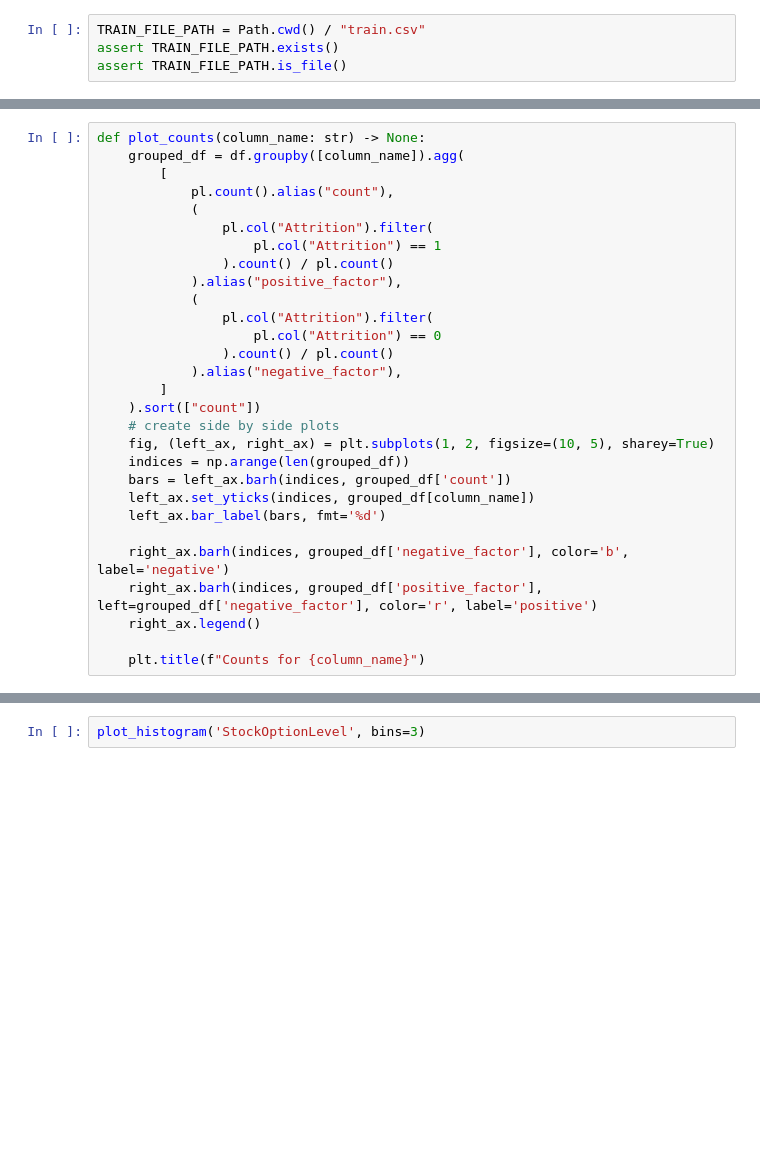
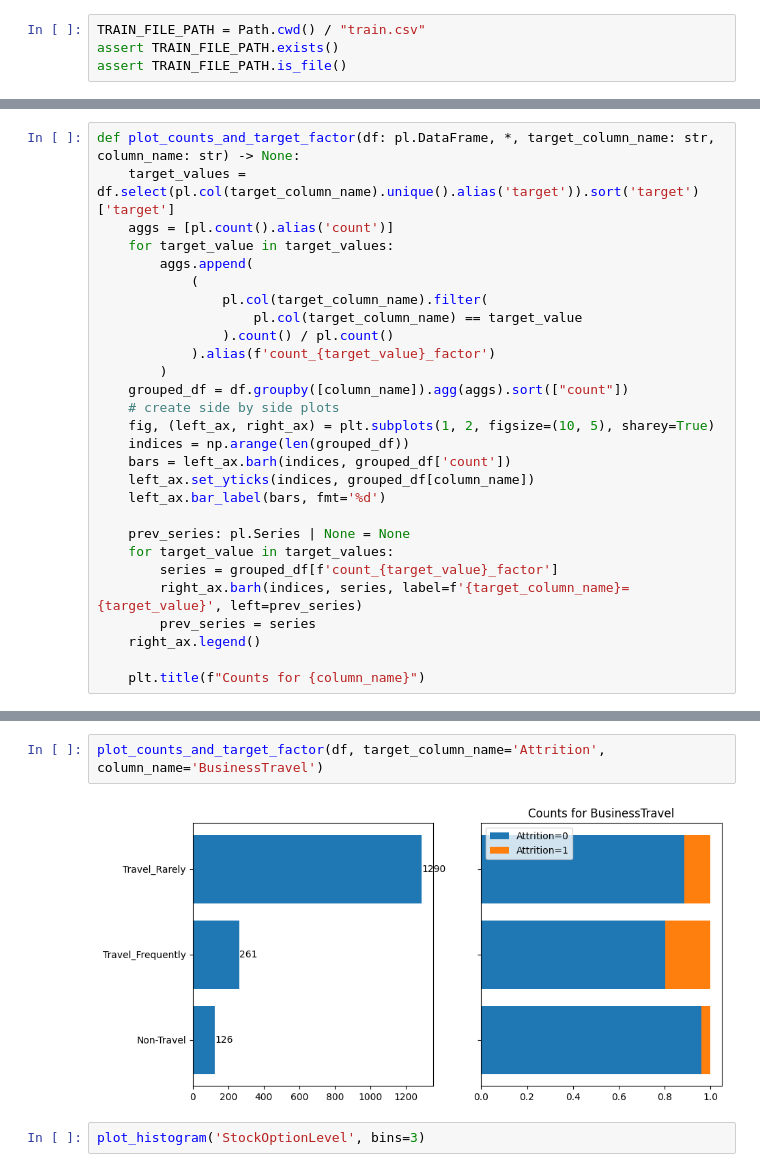
Before and after one commit to kurazu/kaggle-playground, a Jupyter notebook: s03e03/EDA.ipynb, the cells around one changed output, grey strips where cells are left out. Saved outputs shown, nothing was run; the diff lists cells and outputs as text; blank space fills up the shorter version.

```diff
--- a/s03e03/EDA.ipynb
+++ b/s03e03/EDA.ipynb
@@ -40,22 +40,18 @@ shape: (1, 35)
 | u32 | u32 | u32 | u32 | u32 | u32 | u32 | u32 | ... |
 | 0 | 0 | 0 | 0 | 0 | 0 | 0 | 0 | ... |
 # %%
-def plot_counts(column_name: str) -> None:
-    grouped_df = df.groupby([column_name]).agg(
-        [
-            pl.count().alias("count"),
+def plot_counts_and_target_factor(df: pl.DataFrame, *, target_column_name: str, column_name: str) -> None:
+    target_values = df.select(pl.col(target_column_name).unique().alias('target')).sort('target')['target']
+    aggs = [pl.count().alias('count')]
+    for target_value in target_values:
+        aggs.append(
             (
-                pl.col("Attrition").filter(
-                    pl.col("Attrition") == 1
+                pl.col(target_column_name).filter(
+                    pl.col(target_column_name) == target_value
                 ).count() / pl.count()
-            ).alias("positive_factor"),
-            (
-                pl.col("Attrition").filter(
-                    pl.col("Attrition") == 0
-                ).count() / pl.count()
-            ).alias("negative_factor"),
-        ]
-    ).sort(["count"])
+            ).alias(f'count_{target_value}_factor')
+        )
+    grouped_df = df.groupby([column_name]).agg(aggs).sort(["count"])
     # create side by side plots
     fig, (left_ax, right_ax) = plt.subplots(1, 2, figsize=(10, 5), sharey=True)
     indices = np.arange(len(grouped_df))
@@ -63,8 +59,11 @@ def plot_counts(column_name: str) -> None:
     left_ax.set_yticks(indices, grouped_df[column_name])
     left_ax.bar_label(bars, fmt='%d')
 
-    right_ax.barh(indices, grouped_df['negative_factor'], color='b', label='negative')
-    right_ax.barh(indices, grouped_df['positive_factor'], left=grouped_df['negative_factor'], color='r', label='positive')
+    prev_series: pl.Series | None = None
+    for target_value in target_values:
+        series = grouped_df[f'count_{target_value}_factor']
+        right_ax.barh(indices, series, label=f'{target_column_name}={target_value}', left=prev_series)
+        prev_series = series
     right_ax.legend()
 
     plt.title(f"Counts for {column_name}")
@@ -82,3 +93,7 @@ shape: (1, 1)
+# %%
+plot_counts_and_target_factor(df, target_column_name='Attrition', column_name='BusinessTravel')
+# %% [output]
+[figure, added]
 # %%
 plot_histogram('StockOptionLevel', bins=3)
 # %% [output]
```
Also changed, not shown: parts of 4 cells of this notebook, 2 other files.
